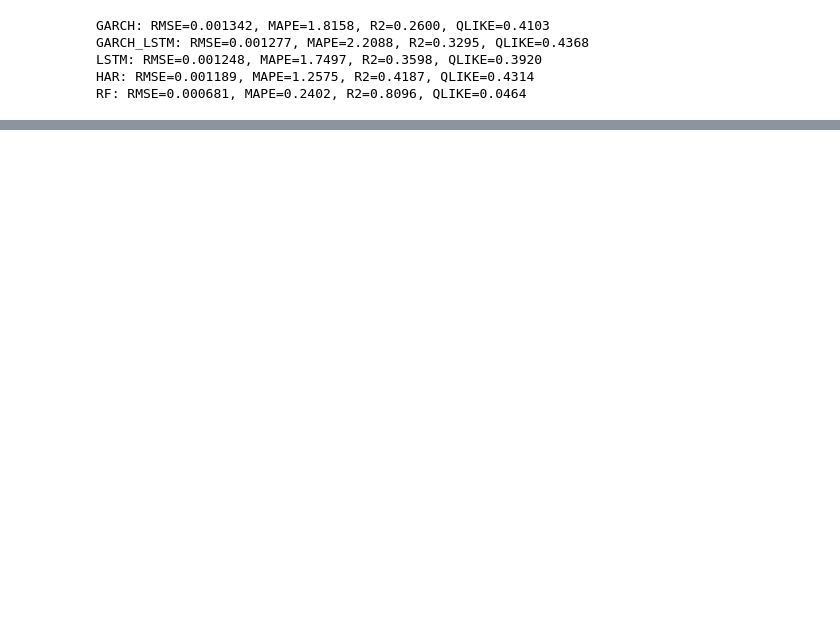
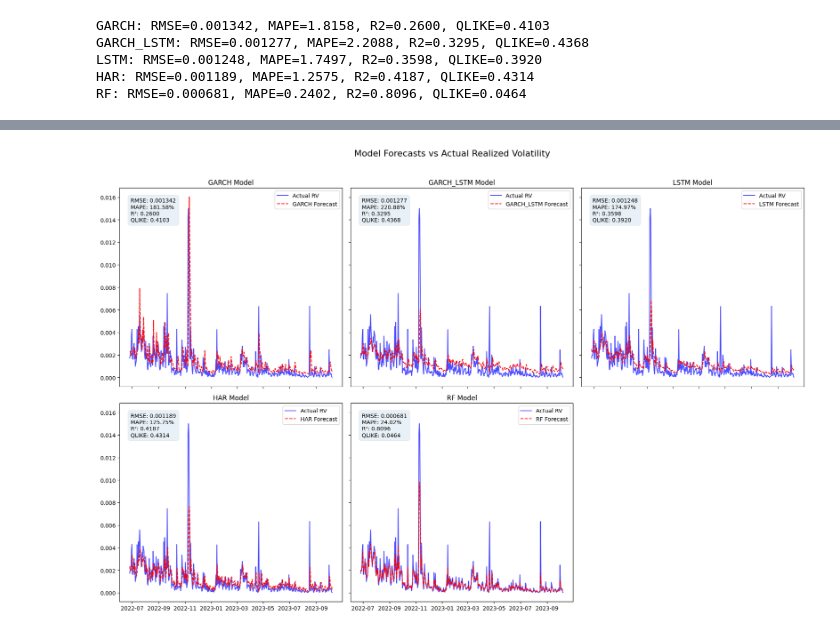
Before and after one commit to zhyoung17/crypto-rv-forecast, a Jupyter notebook: notebooks/results/evaluation.ipynb, the cells around one changed output, grey strips where cells are left out. Saved outputs shown, nothing was run; the diff lists cells and outputs as text; code cells hidden in the pictures; blank space fills up the shorter version.

```diff
--- a/notebooks/results/evaluation.ipynb
+++ b/notebooks/results/evaluation.ipynb
@@ -111,0 +206,44 @@ plt.show()
+# %%
+# Re-import necessary libraries since the execution state was reset
+import matplotlib.pyplot as plt
+import numpy as np
+import pandas as pd
+
+
+# Creating a 2-row, 3-column grid (with last subplot empty for alignment)
+fig, axs = plt.subplots(2, 3, figsize=(18, 12), sharex=True, sharey=True)
+fig.suptitle('Model Forecasts vs Actual Realized Volatility', fontsize=16)
+
+# Model names and corresponding data keys
+model_names = ['GARCH', 'GARCH_LSTM', 'LSTM', 'HAR', 'RF']
+plot_positions = [(0, 0), (0, 1), (0, 2), (1, 0), (1, 1)]  # Positions in the grid
+
+# Plot each model in the panel
+for (row, col), model in zip(plot_positions, model_names):
+    ax = axs[row, col]
+    ax.plot(data.index, data['Actual_RV'], label='Actual RV', color='blue', alpha=0.7)
+    ax.plot(data.index, data[model], label=f'{model} Forecast', color='red', linestyle='dashed')
+    ax.set_title(f'{model} Model')
+    ax.legend()
+
+    # Add metrics as text
+    rmse, mape, r2, qlike = metrics[model].values()
+    rmse = float(rmse)
+    mape = float(mape)
+    r2 = float(r2)
+    qlike = float(qlike)
+
+    ax.text(0.05, 0.95, f'RMSE: {rmse:.6f}\nMAPE: {mape:.2%}\nR²: {r2:.4f}\nQLIKE: {qlike:.4f}',
+            transform=ax.transAxes, fontsize=10, verticalalignment='top',
+            bbox=dict(boxstyle='round,pad=0.5', alpha=0.1, edgecolor='gray'))
+
+# Hide the empty last subplot (bottom-right)
+axs[1, 2].axis('off')
+
+# Adjust layout for better visibility
+plt.tight_layout(rect=[0, 0, 1, 0.96])
+
+# Show plots
+plt.show()
+# %% [output]
+[figure, added]
```
Also changed, not shown: parts of 5 cells of this notebook, 5 other files.
